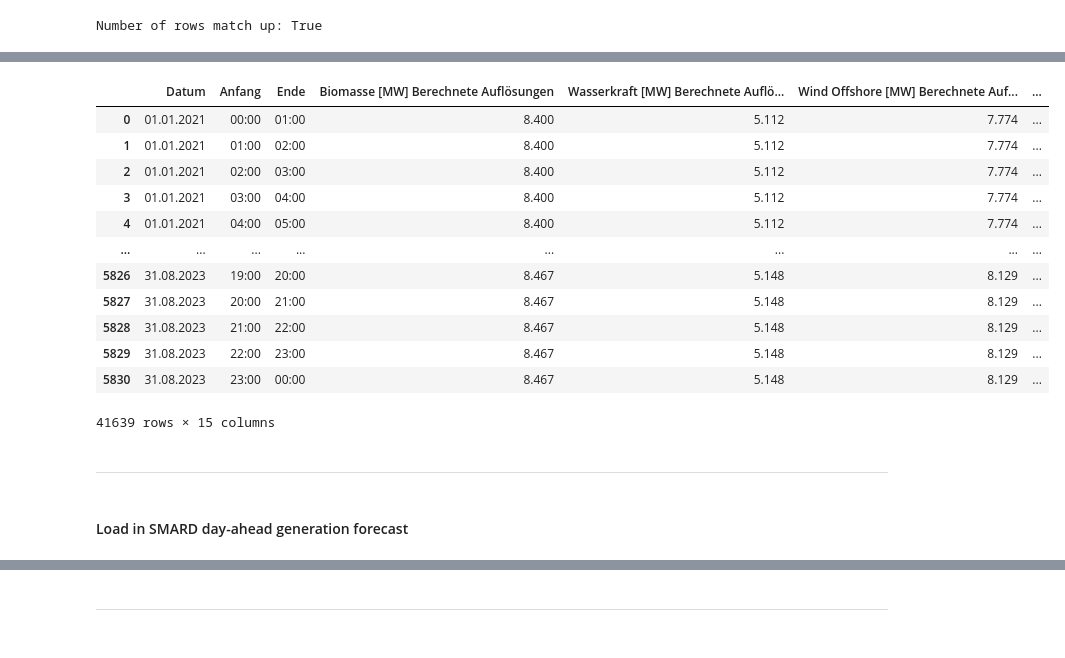
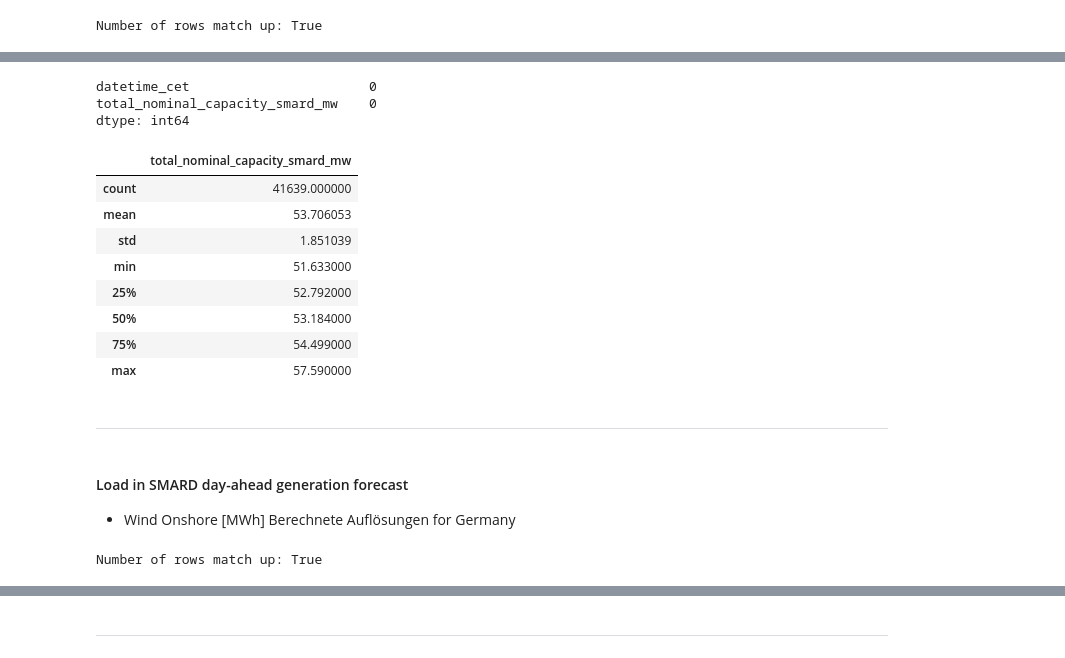
Before and after one commit to meteoviz/wind_power_forecasting_germany, a Jupyter notebook: notebooks/ML_dataframe.ipynb, the cells around one changed output, grey strips where cells are left out. Saved outputs shown, nothing was run; the diff lists cells and outputs as text; code cells hidden in the pictures.

```diff
--- a/notebooks/ML_dataframe.ipynb
+++ b/notebooks/ML_dataframe.ipynb
@@ -281,6 +296,41 @@ def load_SMARD_installed_capacity_data():
     df = pd.concat(list_of_dataframes)
     print(f'Number of rows match up: {num_of_rows == len(df)}')
 
+    # Select columns to keep
+    # Note: I'm using the interval start time to create the timestamps
+    # ERA5 surface parameters are instantaneous so can't perfectly align anyway
+    df = df[[
+        'Datum',
+        'Anfang',
+        # 'Ende',
+        'Wind Onshore [MW] Berechnete Auflösungen'
+    ]]
+
+    # rename columns
+    df.rename(columns={
+        'Datum': 'date',
+        'Anfang': 'interval_start_time',
+        # 'Ende': 'interval_end_time',
+        'Wind Onshore [MW] Berechnete Auflösungen': 'total_nominal_capacity_smard_mw'
+    }, inplace=True)
+
+    # Handle dates and times to create unified datetime64 timestamps
+    df['date'] = pd.to_datetime(df['date'], format='%d.%m.%Y')
+    df['start_time_delta'] = pd.to_timedelta(df['interval_start_time'] + ':00')
+    df['datetime_cet'] = df['date'] + df['start_time_delta']
+    # Add CET timezone info and infer change from CET->CEST->CET, etc
+    df['datetime_cet'] = df['datetime_cet'].dt.tz_localize(tz='CET', ambiguous='infer')
+
+    # Drop un-needed columns
+    df = df.drop(columns=['date', 'start_time_delta', 'interval_start_time'])
+    # Re-arrange columns
+    df = df[['datetime_cet', 'total_nominal_capacity_smard_mw']]
+
+    # Sort rows by datetime_cet
+    df.sort_values('datetime_cet', inplace=True)
+    # Reset index
+    df.reset_index(drop=True, inplace=True)
+
     return df.copy()
 # %%
 df_smard_installed_capacity = load_SMARD_installed_capacity_data()
@@ -309,23 +351,26 @@ memory usage: 5.1+ MB
+# %%
+df_smard_installed_capacity.isna().sum()
+# %% [output]
+datetime_cet                       0
+total_nominal_capacity_smard_mw    0
+dtype: int64
 # %%
-df_smard_installed_capacity
+df_smard_installed_capacity.describe()
 # %% [output]
-|  | Datum | Anfang | Ende | Biomasse [MW] Berechnete Auflösungen | Wasserkraft [MW] Berechnete Auflö... | Wind Offshore [MW] Berechnete Auf... | ... |
-| 0 | 01.01.2021 | 00:00 | 01:00 | 8.400 | 5.112 | 7.774 | ... |
-| 1 | 01.01.2021 | 01:00 | 02:00 | 8.400 | 5.112 | 7.774 | ... |
-| 2 | 01.01.2021 | 02:00 | 03:00 | 8.400 | 5.112 | 7.774 | ... |
-| 3 | 01.01.2021 | 03:00 | 04:00 | 8.400 | 5.112 | 7.774 | ... |
-| 4 | 01.01.2021 | 04:00 | 05:00 | 8.400 | 5.112 | 7.774 | ... |
-| ... | ... | ... | ... | ... | ... | ... | ... |
-| 5826 | 31.08.2023 | 19:00 | 20:00 | 8.467 | 5.148 | 8.129 | ... |
-| 5827 | 31.08.2023 | 20:00 | 21:00 | 8.467 | 5.148 | 8.129 | ... |
-| 5828 | 31.08.2023 | 21:00 | 22:00 | 8.467 | 5.148 | 8.129 | ... |
-| 5829 | 31.08.2023 | 22:00 | 23:00 | 8.467 | 5.148 | 8.129 | ... |
-| 5830 | 31.08.2023 | 23:00 | 00:00 | 8.467 | 5.148 | 8.129 | ... |
+|  | total_nominal_capacity_smard_mw |
+| count | 41639.000000 |
+| mean | 53.706053 |
+| std | 1.851039 |
+| min | 51.633000 |
+| 25% | 52.792000 |
+| 50% | 53.184000 |
+| 75% | 54.499000 |
+| max | 57.590000 |
-41639 rows × 15 columns
 # %% [markdown]
 ------
 # %% [markdown]
 #### Load in SMARD day-ahead generation forecast
+- Wind Onshore [MWh] Berechnete Auflösungen for Germany
 # %%
 def load_SMARD_forecasted_generation_data():
     """
@@ -348,3 +428,5 @@ def load_SMARD_forecasted_generation_data():
     return df.copy()
 # %%
-df_smard_market_price = load_SMARD_market_price_data()
+df_smard_forecasted_generation = load_SMARD_forecasted_generation_data()
+# %% [output]
+Number of rows match up: True
```
Also changed, not shown: parts of 31 cells of this notebook.
